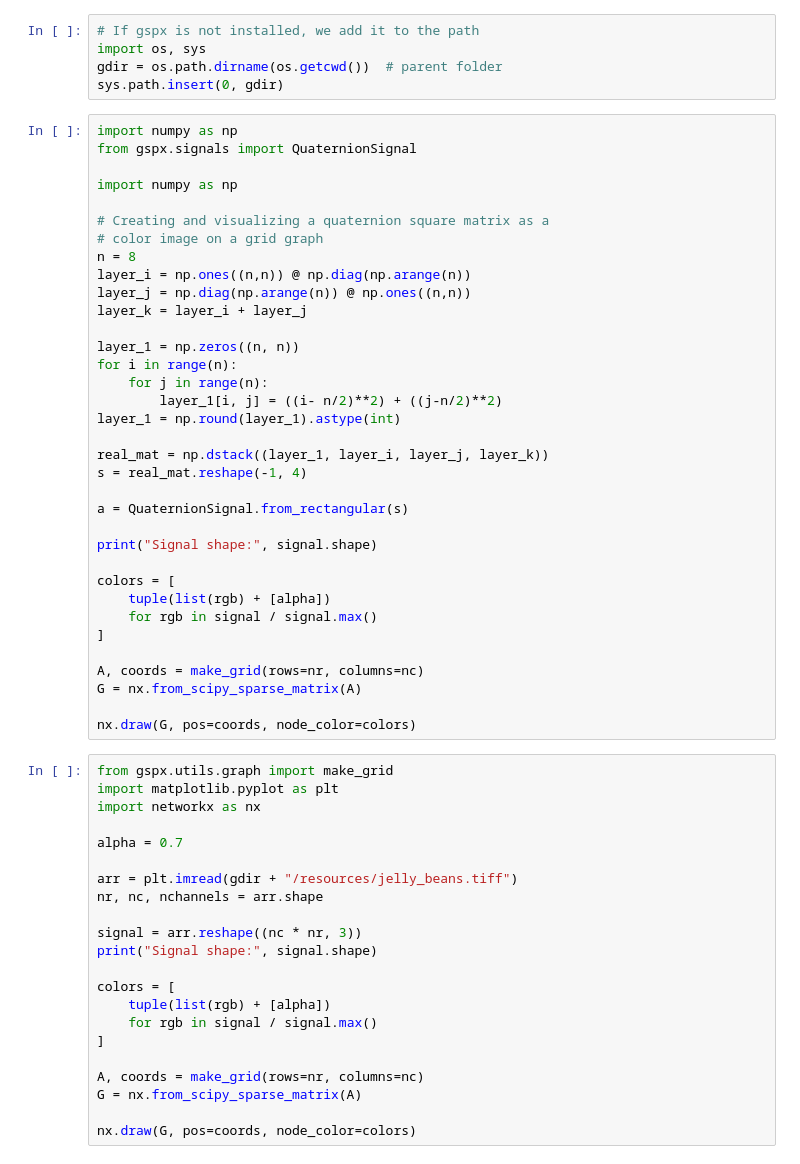
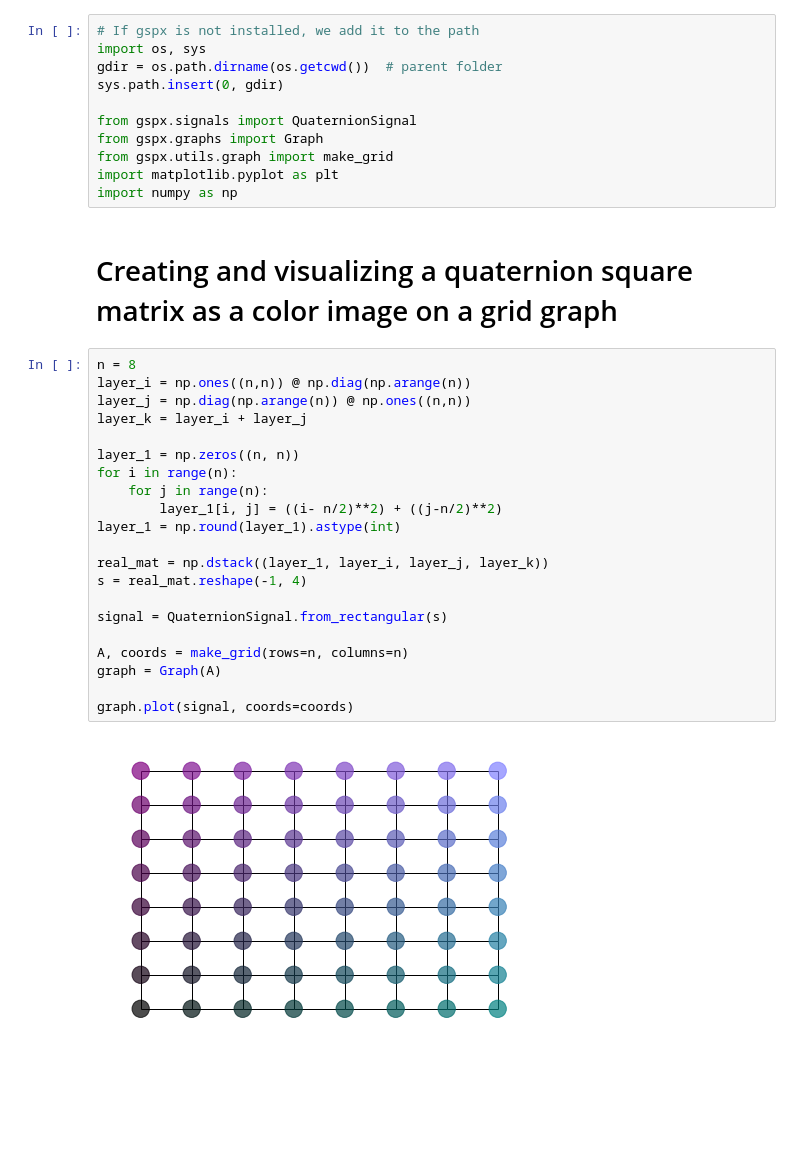
Before and after one commit to gboaviagem/gspx, a Jupyter notebook: notebooks/example_color_image.ipynb, the cells around one changed output. Cells and saved outputs as stored; diff of their text form; blank space fills up the shorter version.

Commit message:
Improvements on the QuaternionSignal and Graph classes.

```diff
--- a/notebooks/example_color_image.ipynb
+++ b/notebooks/example_color_image.ipynb
@@ -3,60 +3,34 @@
 import os, sys
 gdir = os.path.dirname(os.getcwd())  # parent folder
 sys.path.insert(0, gdir)
+
+from gspx.signals import QuaternionSignal
+from gspx.graphs import Graph
+from gspx.utils.graph import make_grid
+import matplotlib.pyplot as plt
+import numpy as np
+# %% [markdown]
+# Creating and visualizing a quaternion square matrix as a color image on a grid graph
 # %%
-import numpy as np
-from gspx.signals import QuaternionSignal
-
-import numpy as np
-
-# Creating and visualizing a quaternion square matrix as a
-# color image on a grid graph
 n = 8
 layer_i = np.ones((n,n)) @ np.diag(np.arange(n))
 layer_j = np.diag(np.arange(n)) @ np.ones((n,n))
 layer_k = layer_i + layer_j
 
 layer_1 = np.zeros((n, n))
 for i in range(n):
     for j in range(n):
         layer_1[i, j] = ((i- n/2)**2) + ((j-n/2)**2)
 layer_1 = np.round(layer_1).astype(int)
 
 real_mat = np.dstack((layer_1, layer_i, layer_j, layer_k))
 s = real_mat.reshape(-1, 4)
 
-a = QuaternionSignal.from_rectangular(s)
+signal = QuaternionSignal.from_rectangular(s)
 
-print("Signal shape:", signal.shape)
+A, coords = make_grid(rows=n, columns=n)
+graph = Graph(A)
 
-colors = [
-    tuple(list(rgb) + [alpha])
-    for rgb in signal / signal.max()
-]
-
-A, coords = make_grid(rows=nr, columns=nc)
-G = nx.from_scipy_sparse_matrix(A)
-
-nx.draw(G, pos=coords, node_color=colors)
+graph.plot(signal, coords=coords)
+# %% [output]
+[figure, added]
-# %%
-from gspx.utils.graph import make_grid
-import matplotlib.pyplot as plt
-import networkx as nx
-
-alpha = 0.7
-
-arr = plt.imread(gdir + "/resources/jelly_beans.tiff")
-nr, nc, nchannels = arr.shape
-
-signal = arr.reshape((nc * nr, 3))
-print("Signal shape:", signal.shape)
-
-colors = [
-    tuple(list(rgb) + [alpha])
-    for rgb in signal / signal.max()
-]
-
-A, coords = make_grid(rows=nr, columns=nc)
-G = nx.from_scipy_sparse_matrix(A)
-
-nx.draw(G, pos=coords, node_color=colors)
```
Also changed, not shown: parts of 2 cells of this notebook, 2 other files.
